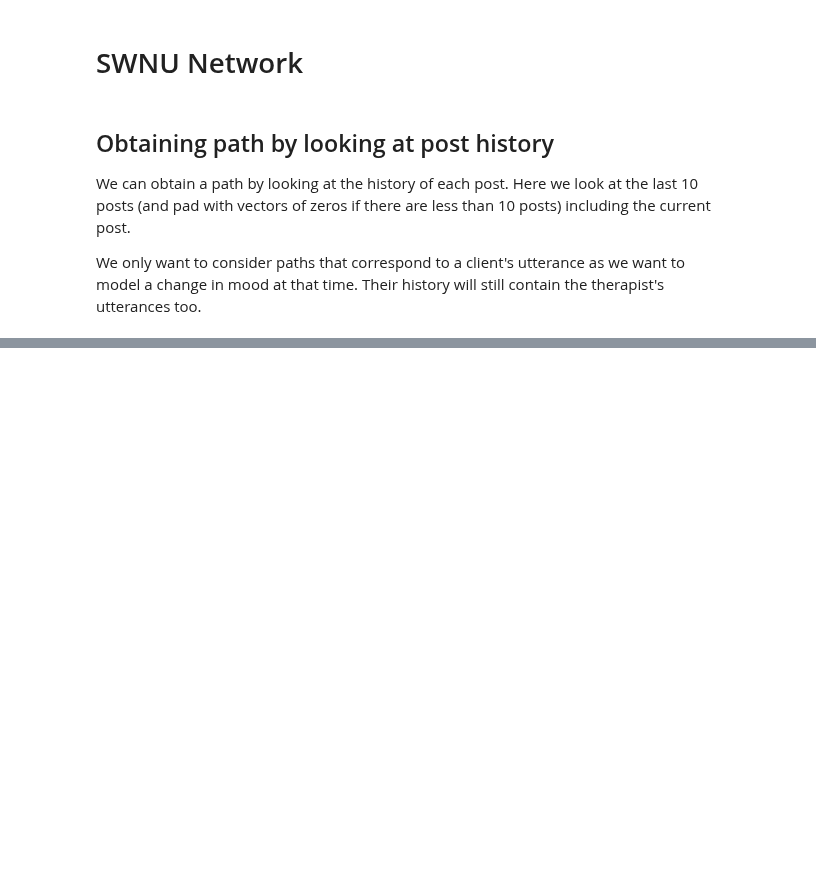
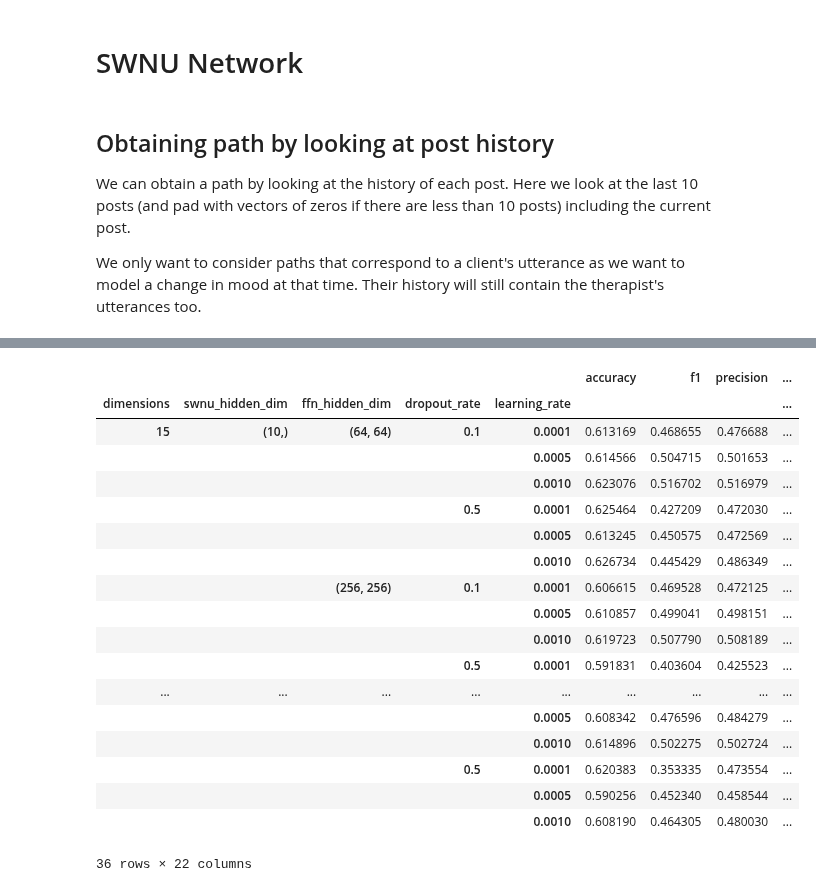
Before and after one commit to ttseriotou/sig-networks, a Jupyter notebook: notebooks/AnnoMI/client_talk_type_prediction/anno_mi-client-swnu.ipynb, the cells around one changed output, grey strips where cells are left out. Cells and saved outputs as stored; diff of their text form; code cells hidden in the pictures; blank space fills up the shorter version.

```diff
--- a/notebooks/AnnoMI/client_talk_type_prediction/anno_mi-client-swnu.ipynb
+++ b/notebooks/AnnoMI/client_talk_type_prediction/anno_mi-client-swnu.ipynb
@@ -78,7 +78,7 @@ swnu_network_umap_kfold_20, best_swnu_network_umap_kfold_20, _, __ = swnu_networ
     ffn_hidden_dim_sizes=ffn_hidden_dim_sizes,
     dropout_rates=dropout_rates,
     learning_rates=learning_rates,
-    BiLSTM=False,
+    BiLSTM=True,
     seeds=seeds,
     loss=loss,
     gamma=gamma,
@@ -107,0 +118,26 @@ dimension: 15 | method: umap
+# %%
+swnu_network_umap_kfold_20.groupby(["dimensions",
+                                    "swnu_hidden_dim",
+                                    "ffn_hidden_dim",
+                                    "dropout_rate",
+                                    "learning_rate"]).mean()
+# %% [output]
+|  |  |  |  |  | accuracy | f1 | precision | ... |
+| dimensions | swnu_hidden_dim | ffn_hidden_dim | dropout_rate | learning_rate |  |  |  | ... |
+| 15 | (10,) | (64, 64) | 0.1 | 0.0001 | 0.613169 | 0.468655 | 0.476688 | ... |
+|  |  |  |  | 0.0005 | 0.614566 | 0.504715 | 0.501653 | ... |
+|  |  |  |  | 0.0010 | 0.623076 | 0.516702 | 0.516979 | ... |
+|  |  |  | 0.5 | 0.0001 | 0.625464 | 0.427209 | 0.472030 | ... |
+|  |  |  |  | 0.0005 | 0.613245 | 0.450575 | 0.472569 | ... |
+|  |  |  |  | 0.0010 | 0.626734 | 0.445429 | 0.486349 | ... |
+|  |  | (256, 256) | 0.1 | 0.0001 | 0.606615 | 0.469528 | 0.472125 | ... |
+|  |  |  |  | 0.0005 | 0.610857 | 0.499041 | 0.498151 | ... |
+|  |  |  |  | 0.0010 | 0.619723 | 0.507790 | 0.508189 | ... |
+|  |  |  | 0.5 | 0.0001 | 0.591831 | 0.403604 | 0.425523 | ... |
+| ... | ... | ... | ... | ... | ... | ... | ... | ... |
+|  |  |  |  | 0.0005 | 0.608342 | 0.476596 | 0.484279 | ... |
+|  |  |  |  | 0.0010 | 0.614896 | 0.502275 | 0.502724 | ... |
+|  |  |  | 0.5 | 0.0001 | 0.620383 | 0.353335 | 0.473554 | ... |
+|  |  |  |  | 0.0005 | 0.590256 | 0.452340 | 0.458544 | ... |
+|  |  |  |  | 0.0010 | 0.608190 | 0.464305 | 0.480030 | ... |
+36 rows × 22 columns
```
Also changed, not shown: parts of 9 cells of this notebook, 1 other file.
